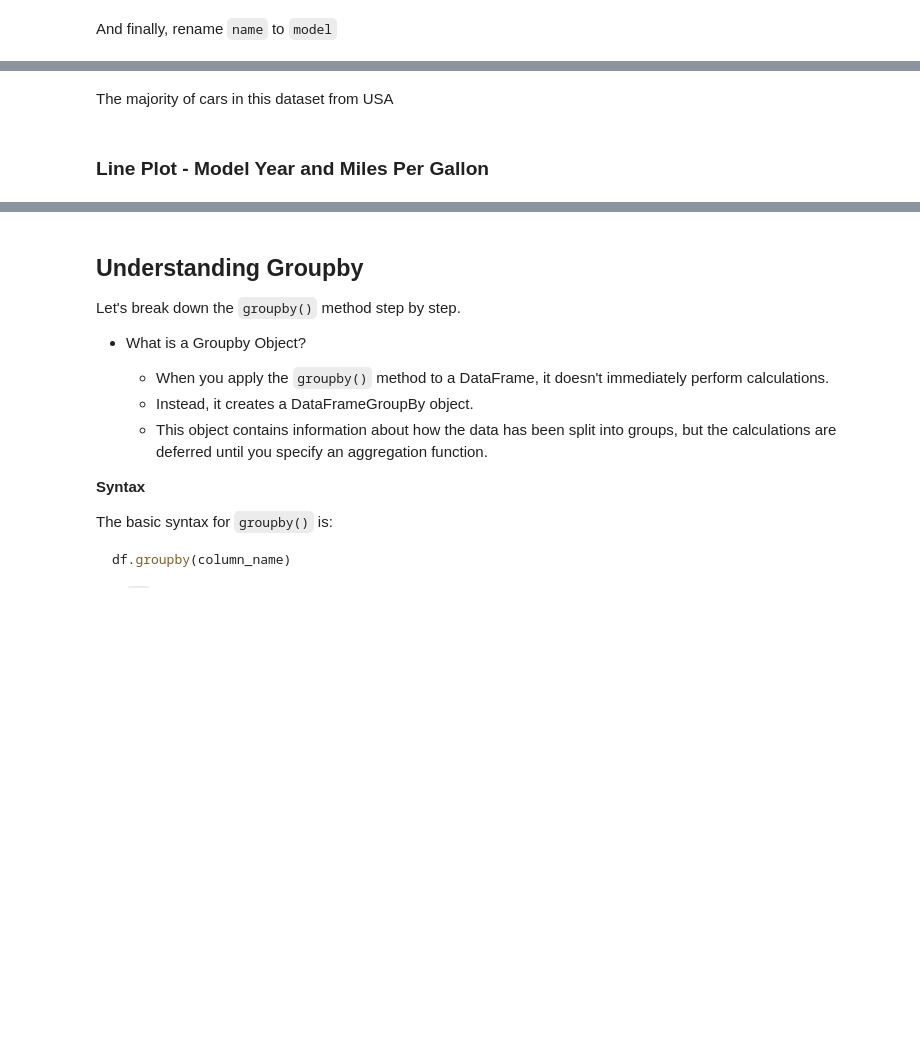
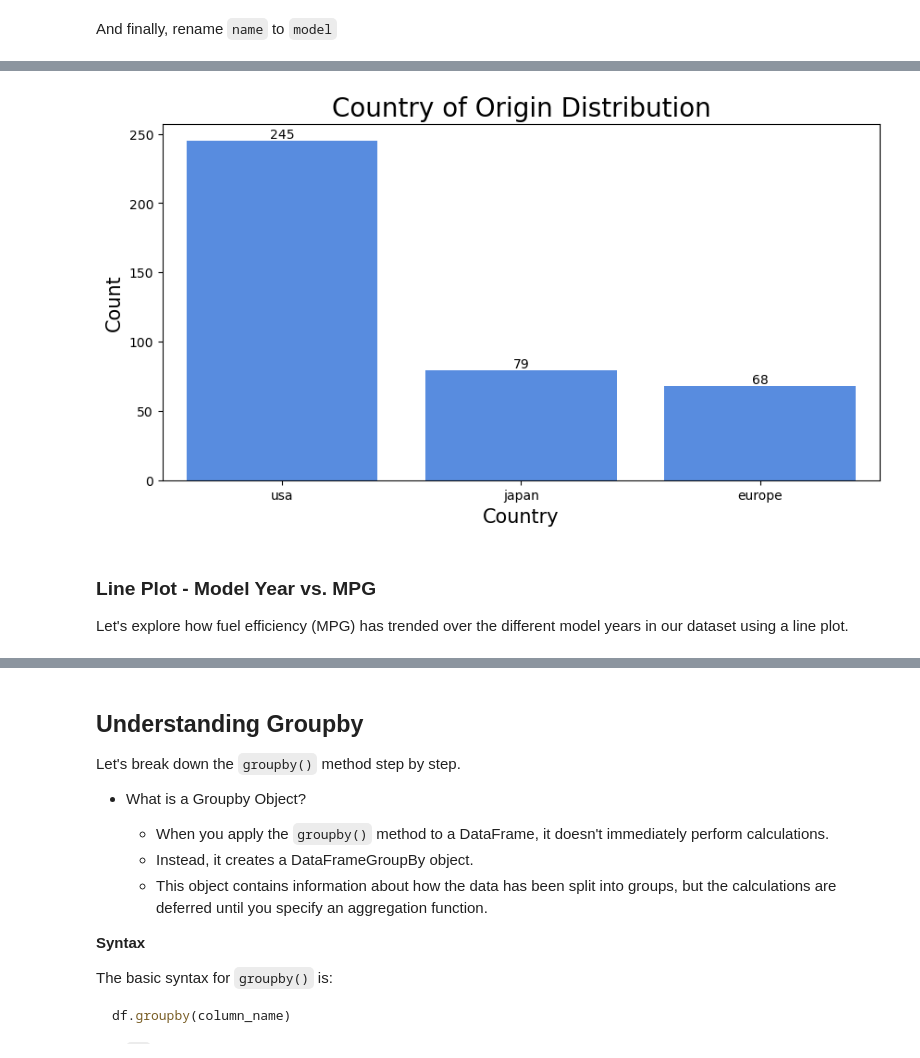
Before and after one commit to michaeltothewilson/data-with-python, a Jupyter notebook: notebooks/08_aggregating_data.ipynb, the cells around one changed output, grey strips where cells are left out. Cells and saved outputs as stored; diff of their text form; code cells hidden in the pictures; blank space fills up the shorter version.

```diff
--- a/notebooks/08_aggregating_data.ipynb
+++ b/notebooks/08_aggregating_data.ipynb
@@ -104,5 +140,5 @@ Each entry for `name` contains the make and model of the car.
 Let's extract the make and place it into a new column named `make`.
 # %%
 # Create a new column 'make' by extracting the first word from 'car_name'
-mpg_df_dropna.loc[:, "make"] = mpg_df_dropna["name"].str.split(" ", n=1, expand=True)[0]
+mpg_df_dropna["make"] = mpg_df_dropna["name"].str.split(" ", n=1, expand=True)[0]
 mpg_df_dropna.head(5)
@@ -115,7 +170,7 @@ mpg_df_dropna.head(5)
 # %% [markdown]
 And finally, rename `name` to `model`
 # %%
-# Rename the "Name" column to "model"
-mpg_df_cleaned = mpg_df_dropna.rename(columns={"car name": "model"})
+# Rename the "name" column to "model"
+mpg_df_clean = mpg_df_dropna.rename(columns={"name": "model"})
 
-mpg_df_cleaned.info()
+mpg_df_clean.info()
@@ -144,0 +230,15 @@ df[column_name] = df[column_name].replace(replacement_dictionary)
+# %%
+# Replace Typos
+replacement_dictionary = {
+    "vokswagen": "volkswagen",
+    "vw": "volkswagen",
+    "toyouta": "toyota",
+    "maxda": "mazda",
+    "chevroelt": "chevrolet",
+    "chevy": "chevrolet",
+    "hi": "ih"
+}
+
+mpg_df_clean['make'].replace(replacement_dictionary, inplace=True)
+
+mpg_df_clean["make"].unique()
@@ -149,17 +270,19 @@ Let's take a look at some initial visuals
 # %%
 ### Bar Plot - Country of Origin
 
 plt.figure(figsize=(10,5))
-ax = sns.countplot(x = 'origin', data = data_cleaned, color = '#4287f5')
+ax = sns.countplot(x = 'origin', data = mpg_df_clean, color = '#4287f5')
 ax.bar_label(ax.containers[0], label_type='edge')
 plt.title("Country of Origin Distribution", fontsize = 20)
 plt.xlabel("Country", fontsize = 15)
 plt.ylabel("Count", fontsize = 15)
 plt.show()
+# %% [output]
+[figure, added]
-# %% [markdown]
-The majority of cars in this dataset from USA
 # %% [markdown]
-### Line Plot - Model Year and Miles Per Gallon
+### Line Plot - Model Year vs. MPG
+
+Let's explore how fuel efficiency (MPG) has trended over the different model years in our dataset using a line plot.
 # %%
 ## Begin Visual
 plt.figure(figsize=(10,5), dpi=100)
```
Also changed, not shown: parts of 57 cells of this notebook, 2 other files.
